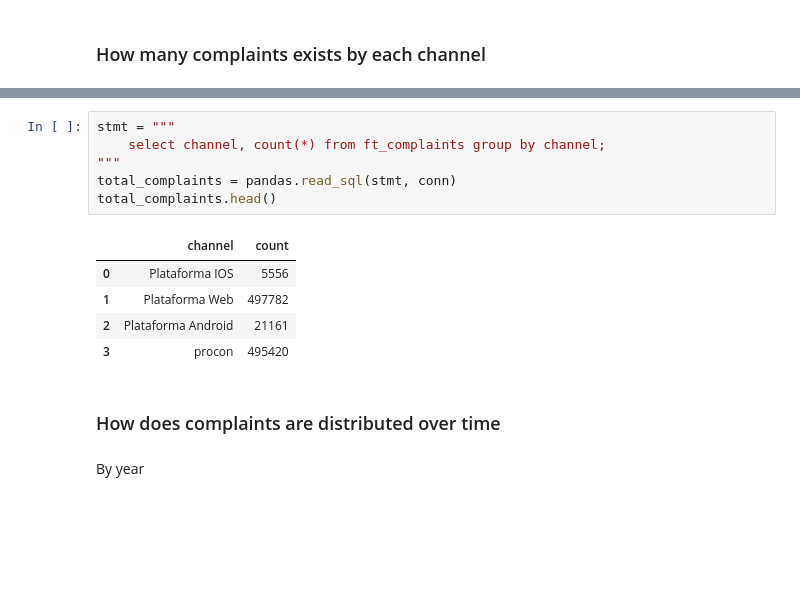
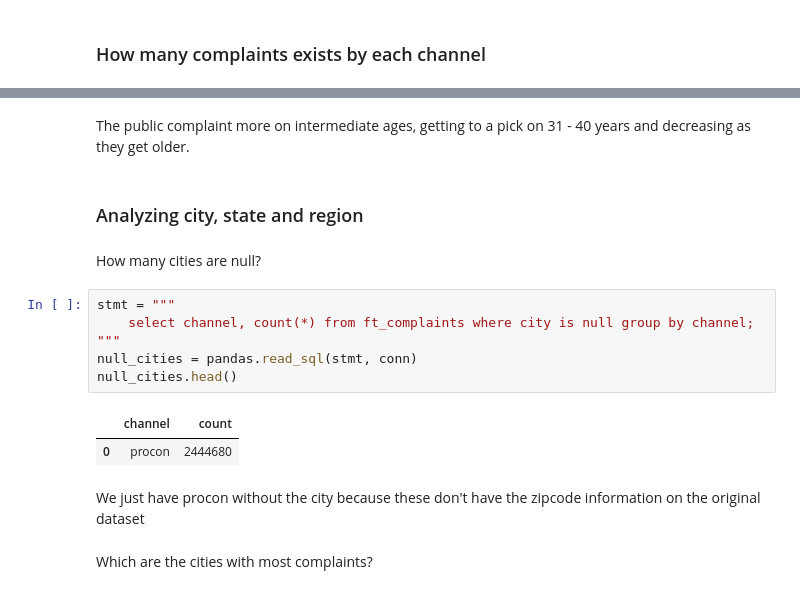
Before and after one commit to renatolsromao/udacity-dend-project6-brazilian_consumer_complaints_pipeline, a Jupyter notebook: analysis/analysis-dw.ipynb, the cells around one changed output, grey strips where cells are left out. Cells and saved outputs as stored; diff of their text form; blank space fills up the shorter version.

```diff
--- a/analysis/analysis-dw.ipynb
+++ b/analysis/analysis-dw.ipynb
@@ -33,16 +182,19 @@ total_complaints.head()
+# %% [markdown]
+The public complaint more on intermediate ages, getting to a pick on 31 - 40 years and decreasing as they get older.
+# %% [markdown]
+### Analyzing city, state and region
+# %% [markdown]
+How many cities are null?
 # %%
 stmt = """
-    select channel, count(*) from ft_complaints group by channel;
+    select channel, count(*) from ft_complaints where city is null group by channel;
 """
-total_complaints = pandas.read_sql(stmt, conn)
-total_complaints.head()
+null_cities = pandas.read_sql(stmt, conn)
+null_cities.head()
 # %% [output]
 |  | channel | count |
-| 0 | Plataforma IOS | 5556 |
-| 1 | Plataforma Web | 497782 |
-| 2 | Plataforma Android | 21161 |
-| 3 | procon | 495420 |
+| 0 | procon | 2444680 |
-# %% [markdown]
-### How does complaints are distributed over time
-# %% [markdown]
-By year
+# %% [markdown]
+We just have procon without the city because these don't have the zipcode information on the original dataset
+# %% [markdown]
+Which are the cities with most complaints?
```
Also changed, not shown: parts of 32 cells of this notebook, 5 other files.
